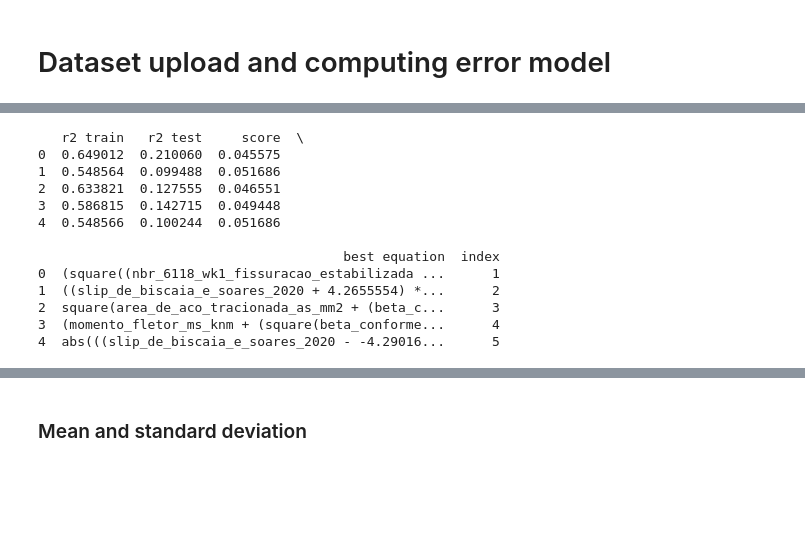
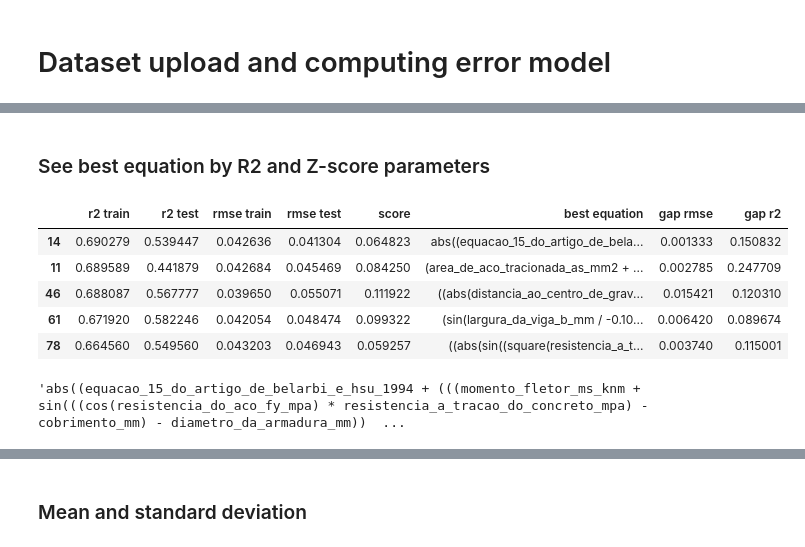
Before and after one commit to wmpjrufg/crack_prediction_symbolic_regression, a Jupyter notebook: statistics_pysr-dataset1.ipynb, the cells around one changed output, grey strips where cells are left out. Cells and saved outputs as stored; diff of their text form; code cells hidden in the pictures; blank space fills up the shorter version.

```diff
--- a/statistics_pysr-dataset1.ipynb
+++ b/statistics_pysr-dataset1.ipynb
@@ -54,36 +57,38 @@ https://scikit-learn.org/stable/model_persistence.html#security-maintainability-
+# %% [markdown]
+### See best equation by R2 and Z-score parameters
 # %%
-
 df_models = {
-    'r2 train': [],
-    'r2 test': [],
-    'score': [],
-    'best equation': [],
-    'index': []
-}
-
-for idx, item in enumerate(results_pysr_model_8020_dataset_1[1:], start=1):
-    model = item.get("model", {})
-
-    df_models['r2 train'].append(model.get("train_r2"))
-    df_models['r2 test'].append(model.get("test_r2"))
-    df_models['score'].append(model.get("train_rmse"))
-    df_models['best equation'].append(model.get("best_equation"))
-    df_models['index'].append(idx)
-
+                'r2 train': [],
+                'r2 test': [],
+                'rmse train': [],
+                'rmse test': [],
+                'score': [],
+                'best equation': [],
+            }
+for idx, item in enumerate(results_pysr_model_8020_dataset_1):
+    model = item["model"]
+    df_models['r2 train'].append(model["train_r2"])
+    df_models['r2 test'].append(model["test_r2"])
+    df_models['rmse train'].append(model["train_rmse"])
+    df_models['rmse test'].append(model["test_rmse"])
+    df_models['score'].append(model["model_object"].get_best()['score'])
+    df_models['best equation'].append(model["best_equation"])
 df_models = pd.DataFrame(df_models)
-
-print(df_models.head()
+df_models['gap rmse'] = abs(df_models['rmse train'] - df_models['rmse test'])
+df_models['gap r2'] = abs(df_models['r2 train'] - df_models['r2 test'])
+# df_models = df_models.sort_values(by='gap rmse')
+# df_models = df_models.sort_values(by='gap r2')
+df_models = df_models.sort_values(by='r2 train', ascending=False)
+df_models.head()
 # %% [output]
-   r2 train   r2 test     score  \
-0  0.649012  0.210060  0.045575
-1  0.548564  0.099488  0.051686
-2  0.633821  0.127555  0.046551
-3  0.586815  0.142715  0.049448
-4  0.548566  0.100244  0.051686
-
-                                       best equation  index
-0  (square((nbr_6118_wk1_fissuracao_estabilizada ...      1
-1  ((slip_de_biscaia_e_soares_2020 + 4.2655554) *...      2
-2  square(area_de_aco_tracionada_as_mm2 + (beta_c...      3
-3  (momento_fletor_ms_knm + (square(beta_conforme...      4
-4  abs(((slip_de_biscaia_e_soares_2020 - -4.29016...      5
+|  | r2 train | r2 test | rmse train | rmse test | score | best equation | gap rmse | gap r2 |
+| 14 | 0.690279 | 0.539447 | 0.042636 | 0.041304 | 0.064823 | abs((equacao_15_do_artigo_de_bela... | 0.001333 | 0.150832 |
+| 11 | 0.689589 | 0.441879 | 0.042684 | 0.045469 | 0.084250 | (area_de_aco_tracionada_as_mm2 + ... | 0.002785 | 0.247709 |
+| 46 | 0.688087 | 0.567777 | 0.039650 | 0.055071 | 0.111922 | ((abs(distancia_ao_centro_de_grav... | 0.015421 | 0.120310 |
+| 61 | 0.671920 | 0.582246 | 0.042054 | 0.048474 | 0.099322 | (sin(largura_da_viga_b_mm / -0.10... | 0.006420 | 0.089674 |
+| 78 | 0.664560 | 0.549560 | 0.043203 | 0.046943 | 0.059257 | ((abs(sin((square(resistencia_a_t... | 0.003740 | 0.115001 |
+# %%
+equation = df_models.iloc[0]['best equation']
+equation
+# %% [output]
+'abs((equacao_15_do_artigo_de_belarbi_e_hsu_1994 + (((momento_fletor_ms_knm + sin(((cos(resistencia_do_aco_fy_mpa) * resistencia_a_tracao_do_concreto_mpa) - cobrimento_mm) - diametro_da_armadura_mm))  ...
```
Also changed, not shown: parts of 18 cells of this notebook, 7 other files.
